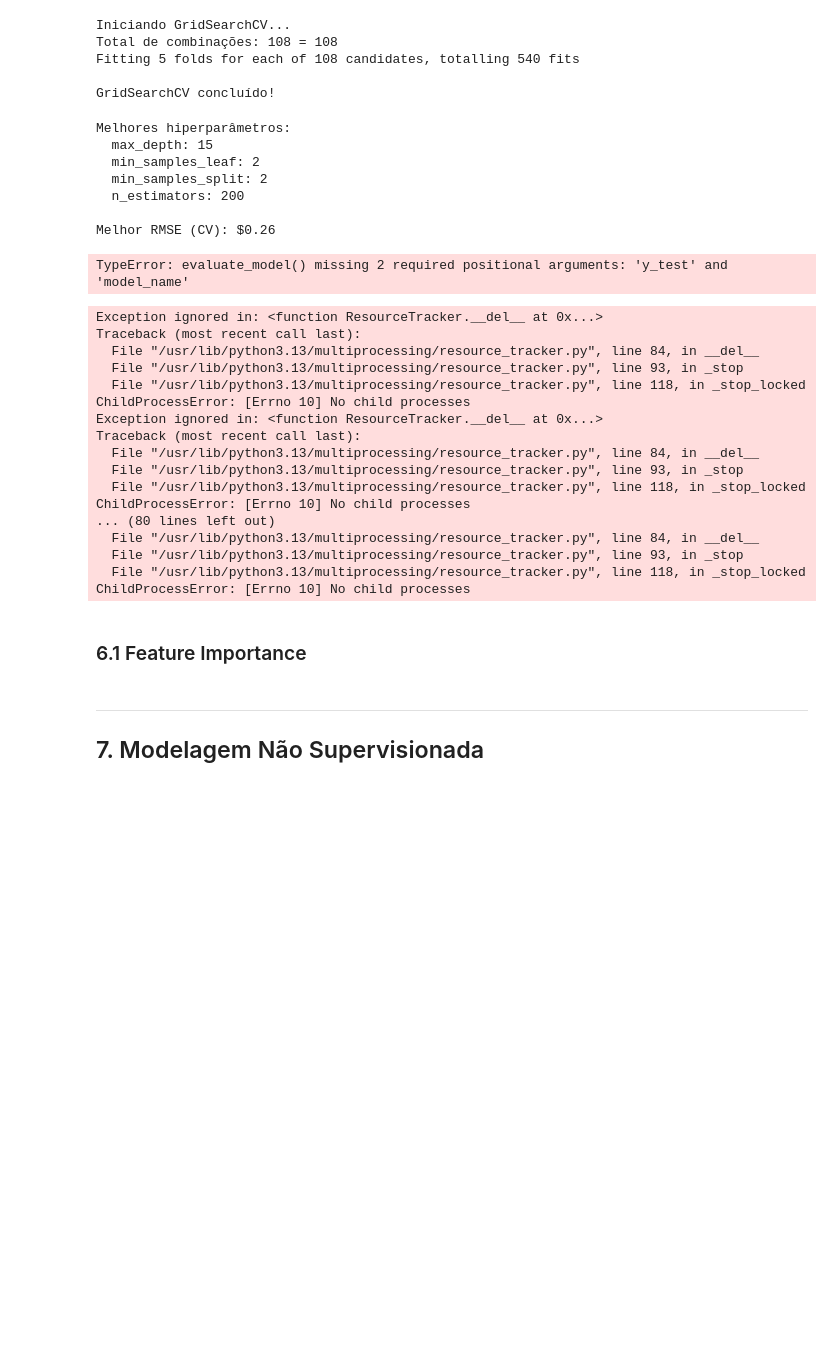
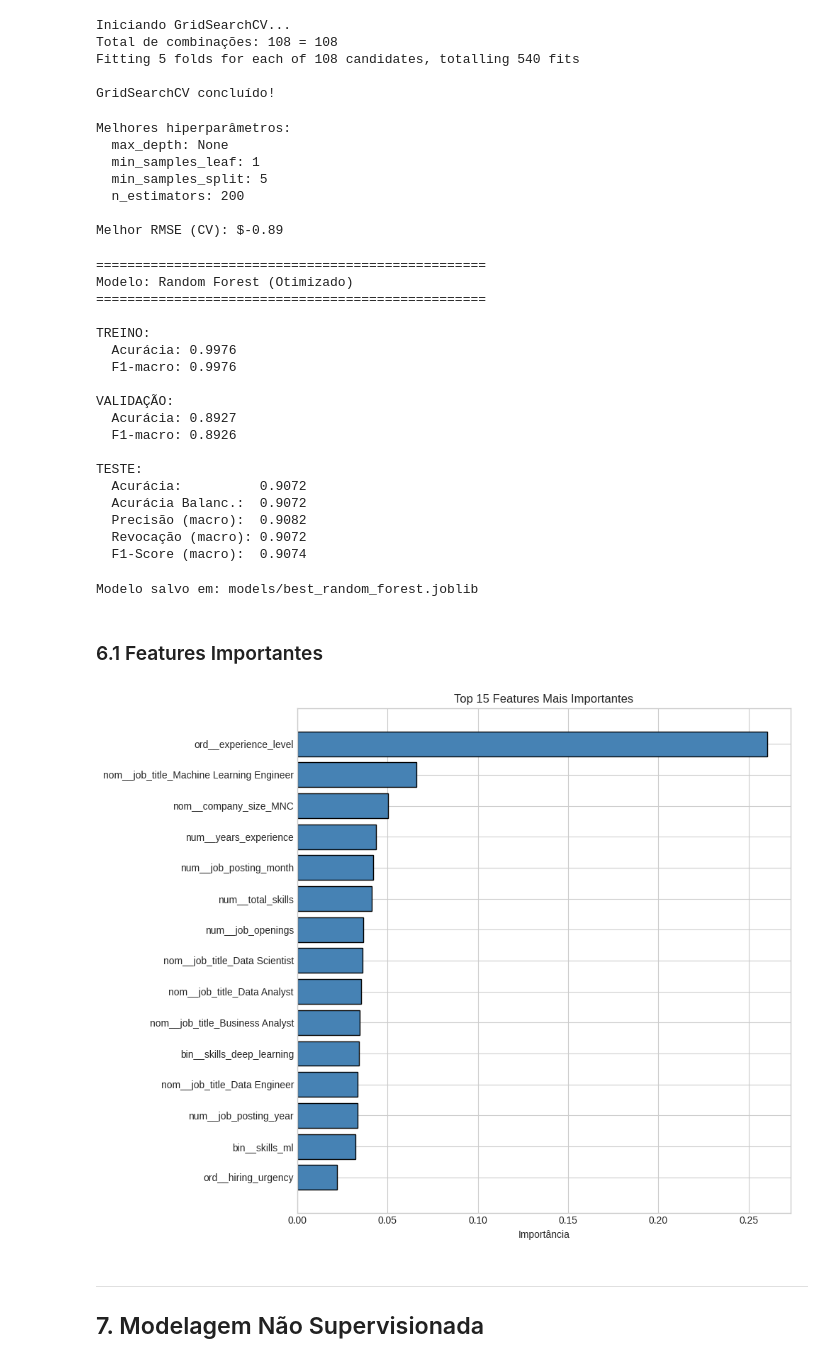
Before and after one commit to JaumGabriell/testesC318, a Jupyter notebook: notebooks/main_analysis.ipynb, the cells around one changed output. Saved outputs shown, nothing was run; the diff lists cells and outputs as text; code cells hidden in the pictures; blank space fills up the shorter version.

```diff
--- a/notebooks/main_analysis.ipynb
+++ b/notebooks/main_analysis.ipynb
@@ -940,10 +1081,10 @@ print("Iniciando GridSearchCV...")
 print(f"Total de combinações: {3 * 4 * 3 * 3} = 108")
 
 grid_search = GridSearchCV(
-    estimator=RandomForestRegressor(random_state=SEED, n_jobs=-1),
+    estimator=RandomForestClassifier(random_state=SEED, n_jobs=-1),
     param_grid=param_grid,
     cv=5,
-    scoring='neg_root_mean_squared_error',
+    scoring='f1_macro',
     verbose=1,
     n_jobs=-1
 )
@@ -966,68 +1107,76 @@ for param, value in grid_search.best_params_.items():
 print(f"\nMelhor RMSE (CV): ${-grid_search.best_score_:,.2f}")
 # %% [output]
 Melhores hiperparâmetros:
-  max_depth: 15
-  min_samples_leaf: 2
-  min_samples_split: 2
+  max_depth: None
+  min_samples_leaf: 1
+  min_samples_split: 5
   n_estimators: 200
 
-Melhor RMSE (CV): $0.26
+Melhor RMSE (CV): $-0.89
 # %%
 # Avaliar modelo otimizado
 best_rf_model = grid_search.best_estimator_
 
-best_rf_results = evaluate_model(best_rf_model, X_train_processed, X_test_processed,
-                                  y_train, y_test, 'Random Forest (Otimizado)')
+# Avaliar modelo otimizado (Correção na passagem de parâmetros)
+best_rf_results = evaluate_model(
+    best_rf_model,
+    X_train_processed,
+    X_validation_processed, # Faltava a validação
+    X_test_processed,
+    y_train,
+    y_validation,           # Faltava a validação
+    y_test,
+    'Random Forest (Otimizado)'
+)
 # %% [output]
-TypeError: evaluate_model() missing 2 required positional arguments: 'y_test' and 'model_name'
+==================================================
+Modelo: Random Forest (Otimizado)
+==================================================
+
+TREINO:
+  Acurácia: 0.9976
+  F1-macro: 0.9976
+
+VALIDAÇÃO:
+  Acurácia: 0.8927
+  F1-macro: 0.8926
+
+TESTE:
+  Acurácia:          0.9072
+  Acurácia Balanc.:  0.9072
+  Precisão (macro):  0.9082
+  Revocação (macro): 0.9072
+  F1-Score (macro):  0.9074
-Exception ignored in: <function ResourceTracker.__del__ at 0x...>
-Traceback (most recent call last):
-  File "/usr/lib/python3.13/multiprocessing/resource_tracker.py", line 84, in __del__
-  File "/usr/lib/python3.13/multiprocessing/resource_tracker.py", line 93, in _stop
-  File "/usr/lib/python3.13/multiprocessing/resource_tracker.py", line 118, in _stop_locked
-ChildProcessError: [Errno 10] No child processes
-Exception ignored in: <function ResourceTracker.__del__ at 0x...>
-Traceback (most recent call last):
-  File "/usr/lib/python3.13/multiprocessing/resource_tracker.py", line 84, in __del__
-  File "/usr/lib/python3.13/multiprocessing/resource_tracker.py", line 93, in _stop
-  File "/usr/lib/python3.13/multiprocessing/resource_tracker.py", line 118, in _stop_locked
-ChildProcessError: [Errno 10] No child processes
-... (80 lines left out)
-  File "/usr/lib/python3.13/multiprocessing/resource_tracker.py", line 84, in __del__
-  File "/usr/lib/python3.13/multiprocessing/resource_tracker.py", line 93, in _stop
-  File "/usr/lib/python3.13/multiprocessing/resource_tracker.py", line 118, in _stop_locked
-ChildProcessError: [Errno 10] No child processes
 # %%
 # Salvar melhor modelo
 joblib.dump(best_rf_model, '../models/best_random_forest.joblib')
 print("Modelo salvo em: models/best_random_forest.joblib")
+# %% [output]
+Modelo salvo em: models/best_random_forest.joblib
 # %% [markdown]
-### 6.1 Feature Importance
+### 6.1 Features Importantes
 # %%
 # Obter nomes das features após transformação
-feature_names = (
-    numeric_features +
-    binary_features +
-    ordinal_features +
-    list(preprocessor.named_transformers_['nom'].get_feature_names_out(nominal_features))
-)
+feature_names = preprocessor.get_feature_names_out()
 
 # Feature importance
 importance_df = pd.DataFrame({
     'feature': feature_names,
     'importance': best_rf_model.feature_importances_
 }).sort_values('importance', ascending=False)
 
 # Top 15 features
 plt.figure(figsize=(10, 8))
 top_features = importance_df.head(15)
 plt.barh(top_features['feature'], top_features['importance'], color='steelblue', edgecolor='black')
 plt.xlabel('Importância')
 plt.title('Top 15 Features Mais Importantes')
 plt.gca().invert_yaxis()
 plt.tight_layout()
 plt.savefig('../reports/feature_importance.png', dpi=150, bbox_inches='tight')
 plt.show()
+# %% [output]
+[figure, added]
 # %% [markdown]
 ---
 ## 7. Modelagem Não Supervisionada
```
Also changed, not shown: parts of 20 cells of this notebook, 10 other files.
